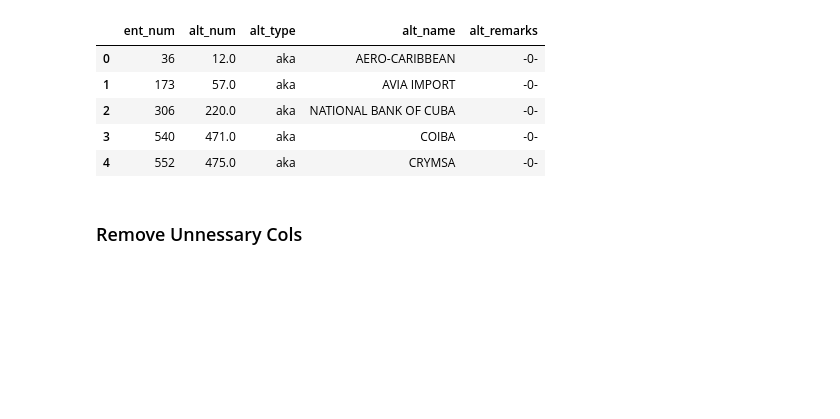
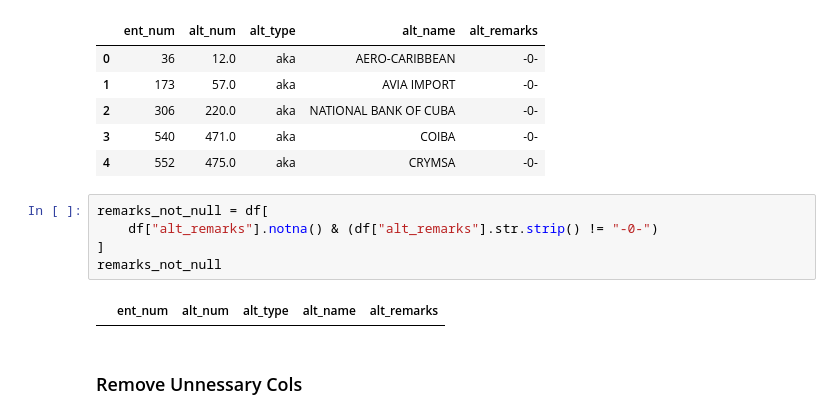
Before and after one commit to Mursalin1011/data-cleaning-sanction-list, a Jupyter notebook: sdn/SDN-fixes.ipynb, the cells around one changed output. Drawn from its saved outputs; the diff is of its cells as text; blank space fills up the shorter version.

```diff
--- a/sdn/SDN-fixes.ipynb
+++ b/sdn/SDN-fixes.ipynb
@@ -100,6 +166,13 @@ df.head(5)
 | 2 | 306 | 220.0 | aka | NATIONAL BANK OF CUBA | -0- |
 | 3 | 540 | 471.0 | aka | COIBA | -0- |
 | 4 | 552 | 475.0 | aka | CRYMSA | -0- |
+# %%
+remarks_not_null = df[
+    df["alt_remarks"].notna() & (df["alt_remarks"].str.strip() != "-0-")
+]
+remarks_not_null
+# %% [output]
+|  | ent_num | alt_num | alt_type | alt_name | alt_remarks |
 # %% [markdown]
 ### Remove Unnessary Cols
 # %%
```
Also changed, not shown: parts of 7 cells of this notebook, 3 other files.
